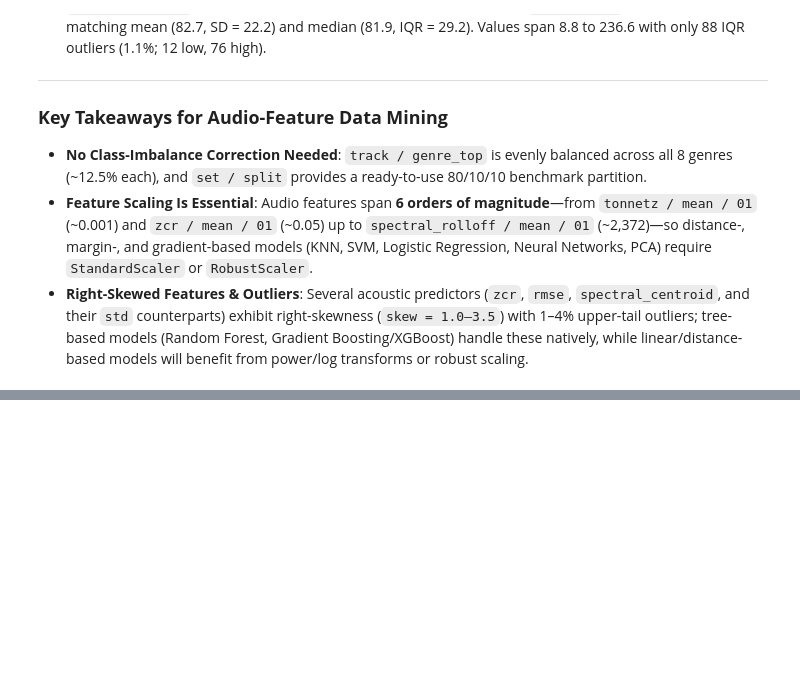
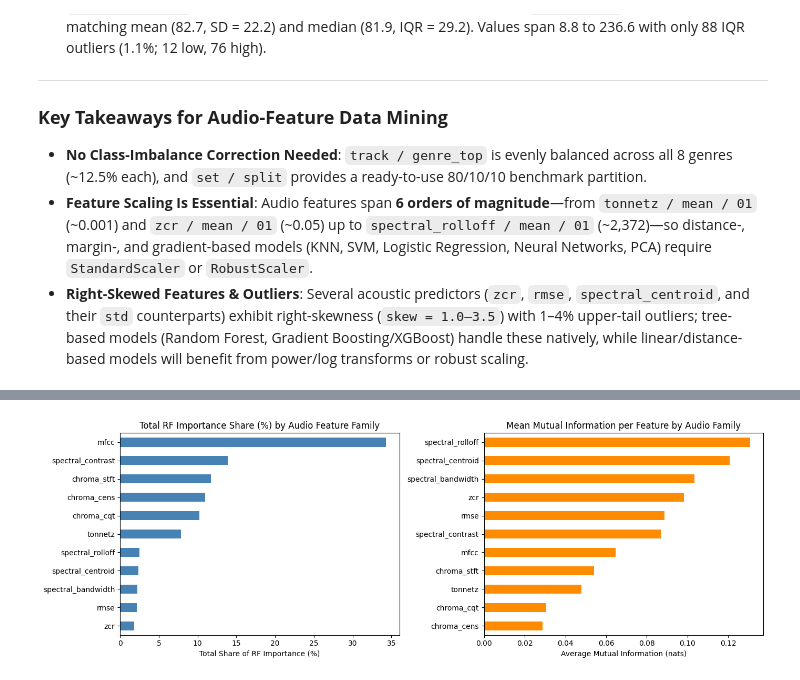
Before and after one commit to daqhi/Music-Genre-Classification, a Jupyter notebook: music_genre_classification.ipynb, the cells around one changed output, grey strips where cells are left out. Saved outputs shown, nothing was run; the diff lists cells and outputs as text; code cells hidden in the pictures; blank space fills up the shorter version.

```diff
--- a/music_genre_classification.ipynb
+++ b/music_genre_classification.ipynb
@@ -1113,0 +1420,87 @@ for col in num_cols:
+# %%
+# VI.4 Feature Importance Across All 518 Audio Descriptors (Training Split Only)
+from sklearn.feature_selection import f_classif, mutual_info_classif
+from sklearn.ensemble import RandomForestClassifier
+from sklearn.preprocessing import LabelEncoder
+
+train_mask = clean_tracks[('set', 'split')] == 'training'
+X_train = clean_features.loc[train_mask].copy()
+y_train = LabelEncoder().fit_transform(clean_tracks.loc[train_mask, ('track', 'genre_top')])
+
+# 1. Compute three complementary feature-importance metrics on the training split
+f_scores, _ = f_classif(X_train, y_train)
+mi_scores = mutual_info_classif(X_train, y_train, random_state=42)
+rf = RandomForestClassifier(n_estimators=200, random_state=42, n_jobs=-1)
+rf.fit(X_train, y_train)
+rf_imp = rf.feature_importances_
+
+# Build full importance table
+imp_df = pd.DataFrame({
+    'feature_name': [' / '.join(c) for c in X_train.columns],
+    'family': [c[0] for c in X_train.columns],
+    'stat': [c[1] for c in X_train.columns],
+    'anova_F': f_scores,
+    'mutual_info': mi_scores,
+    'rf_importance': rf_imp,
+})
+# Normalized 0-1 scores & composite rank for cross-method comparison
+for m in ['anova_F', 'mutual_info', 'rf_importance']:
+    imp_df[f'{m}_norm'] = imp_df[m] / imp_df[m].max()
+imp_df['consensus_score'] = imp_df[['anova_F_norm', 'mutual_info_norm', 'rf_importance_norm']].mean(axis=1)
+
+# 2. Rank agreement across the three methods
+rank_corr = imp_df[['anova_F', 'mutual_info', 'rf_importance']].corr(method='spearman')
+print("=== Cross-Method Feature Ranking Agreement (Spearman rho across 518 features) ===")
+display(rank_corr.round(3))
+
+# 3. Feature-family summary (Total RF share vs. Per-feature average quality)
+fam_imp = imp_df.groupby('family').agg(
+    n_features=('feature_name', 'count'),
+    rf_total_pct=('rf_importance', lambda s: s.sum() * 100),
+    rf_mean_x1e3=('rf_importance', lambda s: s.mean() * 1000),
+    mean_anova_F=('anova_F', 'mean'),
+    mean_MI=('mutual_info', 'mean'),
+).sort_values('rf_total_pct', ascending=False)
+print("\n=== Audio Feature Family Importance Summary (Training Split) ===")
+display(fam_imp.round(3))
+
+# 4. Summary-statistic breakdown (mean, std, median, etc.)
+stat_imp = imp_df.groupby('stat').agg(
+    n_features=('feature_name', 'count'),
+    rf_total_pct=('rf_importance', lambda s: s.sum() * 100),
+    rf_mean_x1e3=('rf_importance', lambda s: s.mean() * 1000),
+    mean_anova_F=('anova_F', 'mean'),
+    mean_MI=('mutual_info', 'mean'),
+).sort_values('rf_mean_x1e3', ascending=False)
+print("\n=== Summary-Statistic Importance Breakdown (Training Split) ===")
+display(stat_imp.round(3))
+
+# 5. Plot Feature Family Total Share vs. Mean Per-Feature Quality
+fig, axes = plt.subplots(1, 2, figsize=(14, 4.8))
+fam_imp['rf_total_pct'].sort_values().plot.barh(ax=axes[0], color='steelblue')
+axes[0].set_title("Total RF Importance Share (%) by Audio Feature Family")
+axes[0].set_xlabel("Total Share of RF Importance (%)")
+axes[0].set_ylabel("")
+
+fam_imp['mean_MI'].sort_values().plot.barh(ax=axes[1], color='darkorange')
+axes[1].set_title("Mean Mutual Information per Feature by Audio Family")
+axes[1].set_xlabel("Average Mutual Information (nats)")
+axes[1].set_ylabel("")
+plt.tight_layout()
+plt.show()
+
+# 6. Top 20 individual audio features by consensus importance
+top20 = imp_df.sort_values('consensus_score', ascending=False).head(20)
+print("\n=== Top 20 Individual Audio Features (Consensus Across ANOVA F, MI, and RF) ===")
+display(top20[['feature_name', 'anova_F', 'mutual_info', 'rf_importance', 'consensus_score']].round(4))
+
+top20_plot = top20.set_index('feature_name')[['anova_F_norm', 'mutual_info_norm', 'rf_importance_norm']].iloc[::-1]
+top20_plot.columns = ['ANOVA F (norm)', 'Mutual Info (norm)', 'Random Forest (norm)']
+top20_plot.plot.barh(figsize=(11, 7.5), width=0.78)
+plt.title("Top 20 Most Important Individual Audio Features (Normalized Cross-Method Comparison)")
+plt.xlabel("Normalized Importance Score (0–1 within each method)")
+plt.ylabel("")
+plt.legend(loc='lower right')
+plt.tight_layout()
+plt.show()
+# %% [output]
@@ -1113,0 +1536 @@ for col in num_cols:
+[figure, added]
```
Also changed, not shown: parts of 43 cells of this notebook.
